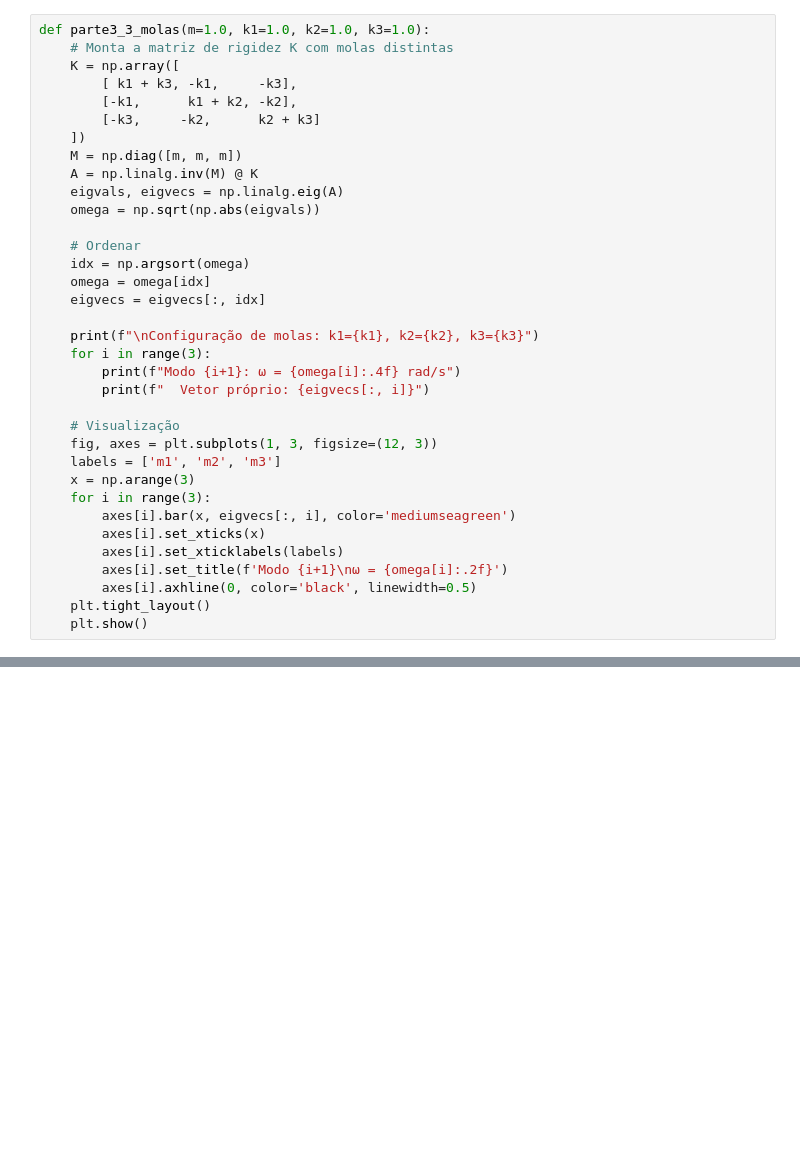
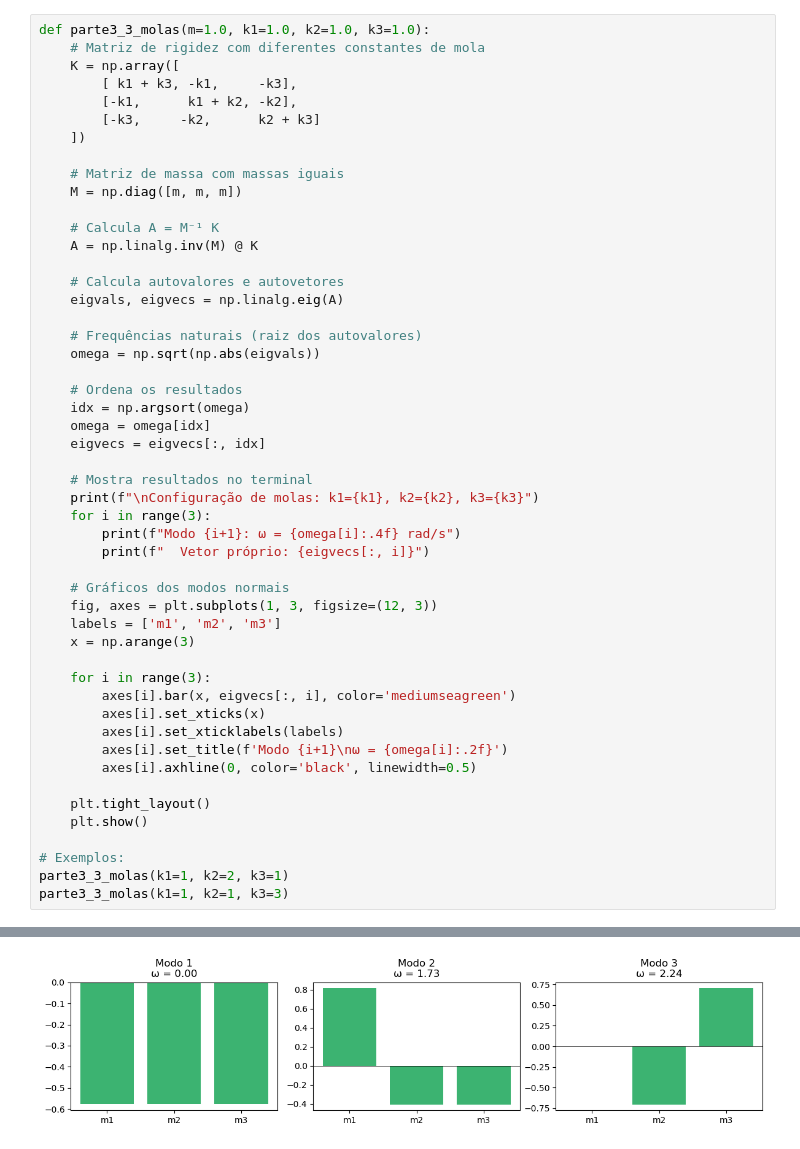
Before and after one commit to Gsimarelli/av4, a Jupyter notebook: AV4.ipynb, the cells around one changed output, grey strips where cells are left out. Drawn from its saved outputs; the diff is of its cells as text; blank space fills up the shorter version.

```diff
--- a/AV4.ipynb
+++ b/AV4.ipynb
@@ -68,35 +129,51 @@ def parte2_3_masses(m1=1.0, m2=1.0, m3=1.0, k=1.0):
 # %%
 def parte3_3_molas(m=1.0, k1=1.0, k2=1.0, k3=1.0):
-    # Monta a matriz de rigidez K com molas distintas
+    # Matriz de rigidez com diferentes constantes de mola
     K = np.array([
         [ k1 + k3, -k1,     -k3],
         [-k1,      k1 + k2, -k2],
         [-k3,     -k2,      k2 + k3]
     ])
+
+    # Matriz de massa com massas iguais
     M = np.diag([m, m, m])
+
+    # Calcula A = M⁻¹ K
     A = np.linalg.inv(M) @ K
+
+    # Calcula autovalores e autovetores
     eigvals, eigvecs = np.linalg.eig(A)
+
+    # Frequências naturais (raiz dos autovalores)
     omega = np.sqrt(np.abs(eigvals))
 
-    # Ordenar
+    # Ordena os resultados
     idx = np.argsort(omega)
     omega = omega[idx]
     eigvecs = eigvecs[:, idx]
 
+    # Mostra resultados no terminal
     print(f"\nConfiguração de molas: k1={k1}, k2={k2}, k3={k3}")
     for i in range(3):
         print(f"Modo {i+1}: ω = {omega[i]:.4f} rad/s")
         print(f"  Vetor próprio: {eigvecs[:, i]}")
 
-    # Visualização
+    # Gráficos dos modos normais
     fig, axes = plt.subplots(1, 3, figsize=(12, 3))
     labels = ['m1', 'm2', 'm3']
     x = np.arange(3)
+
     for i in range(3):
         axes[i].bar(x, eigvecs[:, i], color='mediumseagreen')
         axes[i].set_xticks(x)
         axes[i].set_xticklabels(labels)
         axes[i].set_title(f'Modo {i+1}\nω = {omega[i]:.2f}')
         axes[i].axhline(0, color='black', linewidth=0.5)
+
     plt.tight_layout()
     plt.show()
+
+# Exemplos:
+parte3_3_molas(k1=1, k2=2, k3=1)
+parte3_3_molas(k1=1, k2=1, k3=3)
+# %% [output]
@@ -102,0 +187 @@ def parte3_3_molas(m=1.0, k1=1.0, k2=1.0, k3=1.0):
+[figure, added]
```
Also changed, not shown: parts of 4 cells of this notebook.
